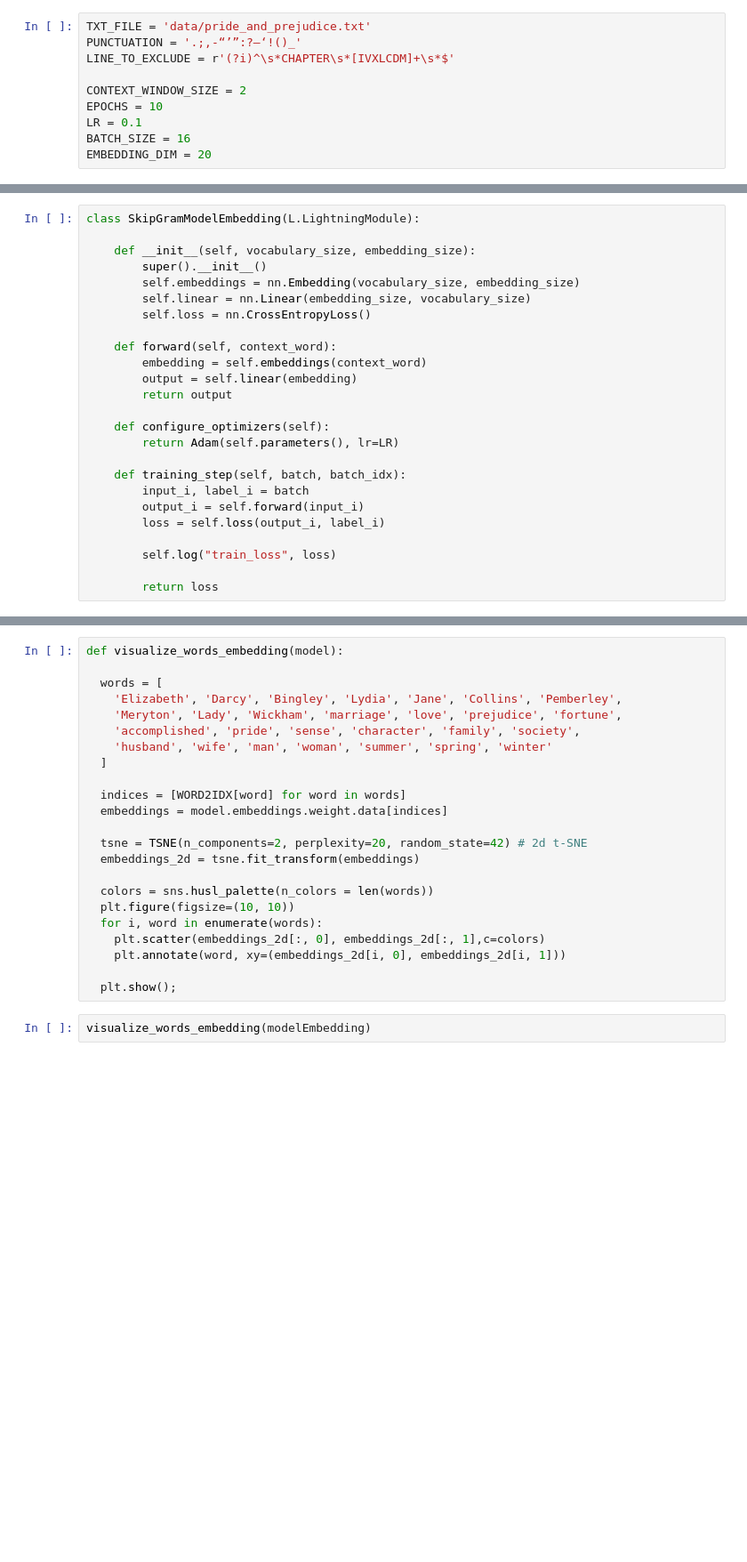
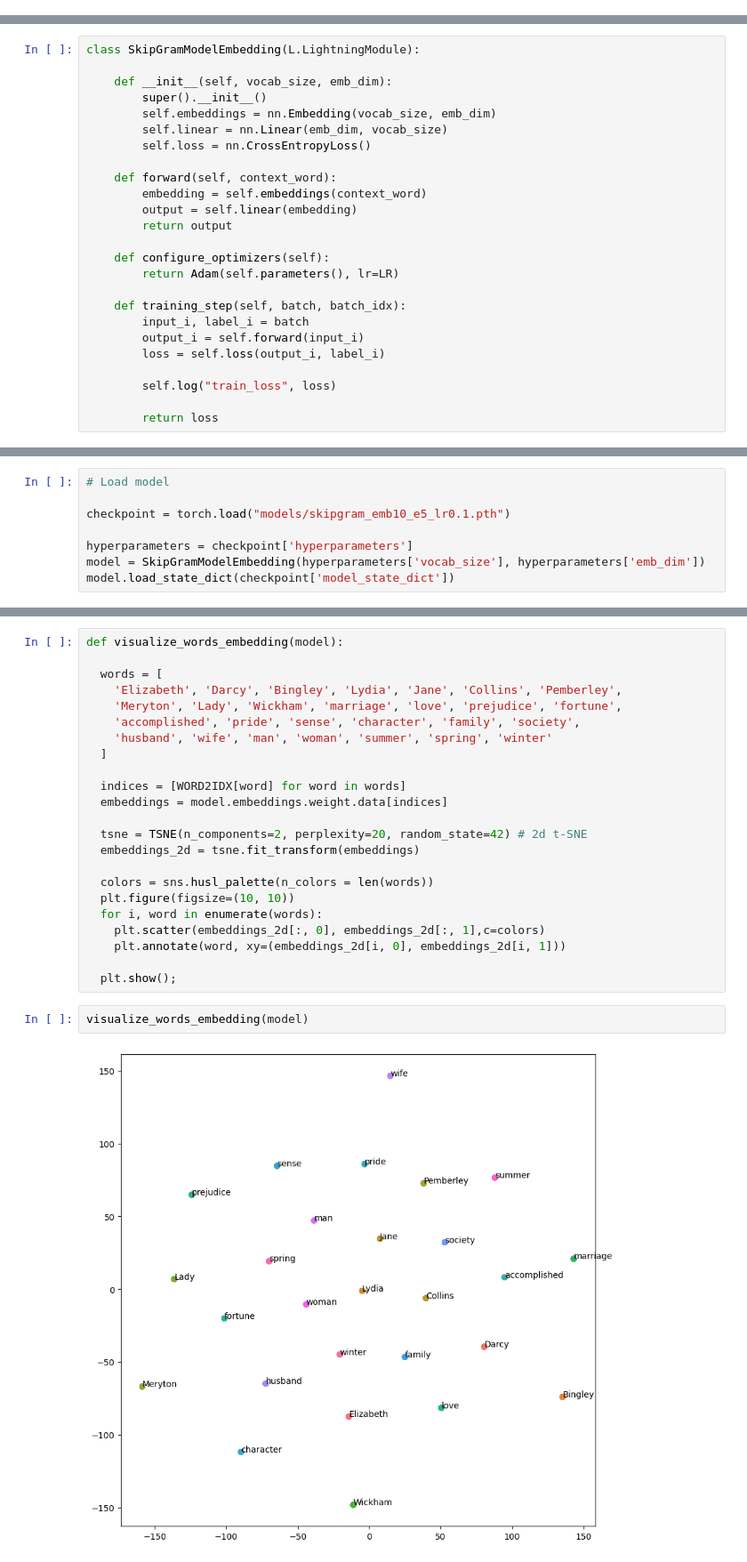
Before and after one commit to vm1828/nlp-basics, a Jupyter notebook: 1_Skip_Gram.ipynb, the cells around one changed output, grey strips where cells are left out. Shown: that part at 89% size. Cells and saved outputs as stored; diff of their text form; blank space fills up the shorter version.

```diff
--- a/1_Skip_Gram.ipynb
+++ b/1_Skip_Gram.ipynb
@@ -2,13 +2,3 @@
 # SETUP
 # %% [markdown]
 ## Constants
-# %%
-TXT_FILE = 'data/pride_and_prejudice.txt'
-PUNCTUATION = '.;,-“’”:?—‘!()_'
-LINE_TO_EXCLUDE = r'(?i)^\s*CHAPTER\s*[IVXLCDM]+\s*$'
-
-CONTEXT_WINDOW_SIZE = 2
-EPOCHS = 10
-LR = 0.1
-BATCH_SIZE = 16
-EMBEDDING_DIM = 20
@@ -136,10 +157,10 @@ class SkipGramModelFromScratch(L.LightningModule):
 # %%
 class SkipGramModelEmbedding(L.LightningModule):
 
-    def __init__(self, vocabulary_size, embedding_size):
+    def __init__(self, vocab_size, emb_dim):
         super().__init__()
-        self.embeddings = nn.Embedding(vocabulary_size, embedding_size)
-        self.linear = nn.Linear(embedding_size, vocabulary_size)
+        self.embeddings = nn.Embedding(vocab_size, emb_dim)
+        self.linear = nn.Linear(emb_dim, vocab_size)
         self.loss = nn.CrossEntropyLoss()
 
     def forward(self, context_word):
@@ -165,2 +198,10 @@ trainer.fit(modelEmbedding, train_dataloaders=dataloader)
 # %% [markdown]
 # DEMO
+# %%
+# Load model
+
+checkpoint = torch.load("models/skipgram_emb10_e5_lr0.1.pth")
+
+hyperparameters = checkpoint['hyperparameters']
+model = SkipGramModelEmbedding(hyperparameters['vocab_size'], hyperparameters['emb_dim'])
+model.load_state_dict(checkpoint['model_state_dict'])
@@ -188,4 +231,6 @@ def visualize_words_embedding(model):
 
   plt.show();
 # %%
-visualize_words_embedding(modelEmbedding)
+visualize_words_embedding(model)
+# %% [output]
+[figure, added]
```
Also changed, not shown: parts of 12 cells of this notebook, 2 other files.
